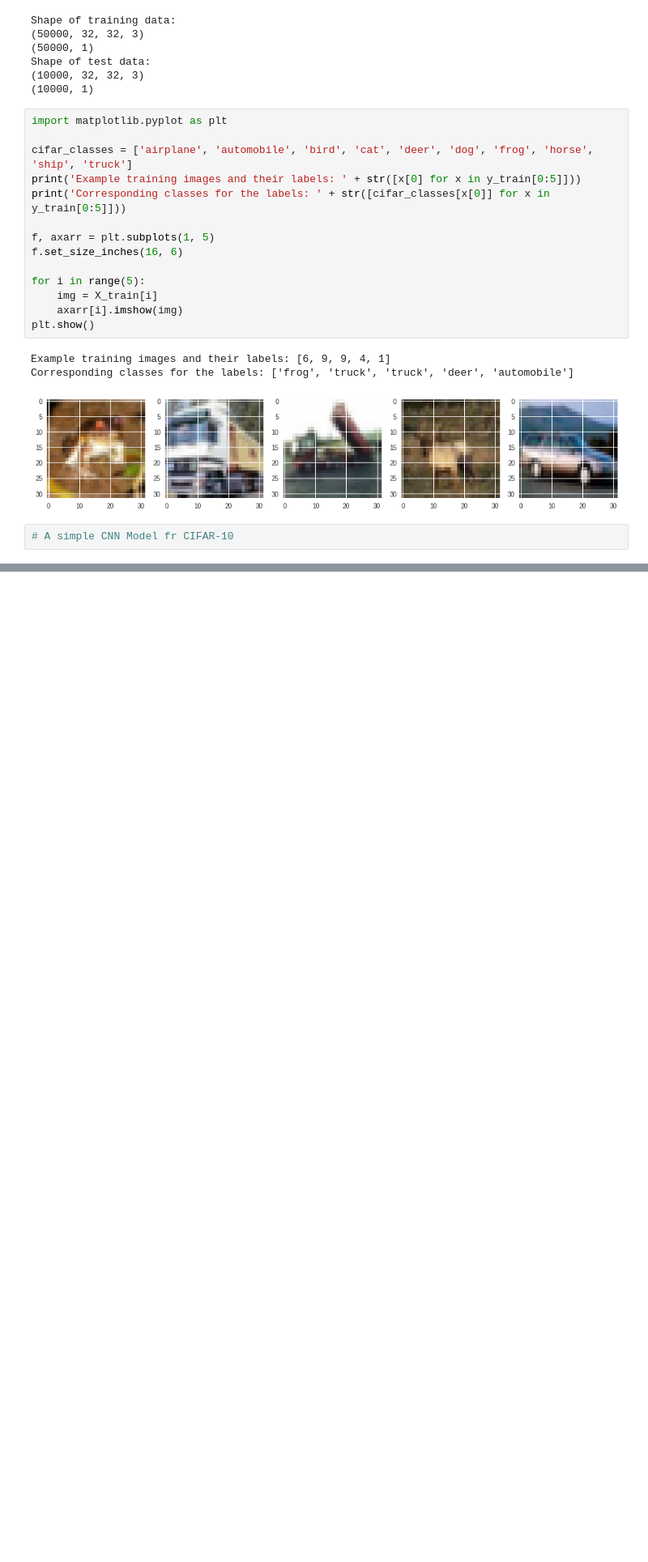
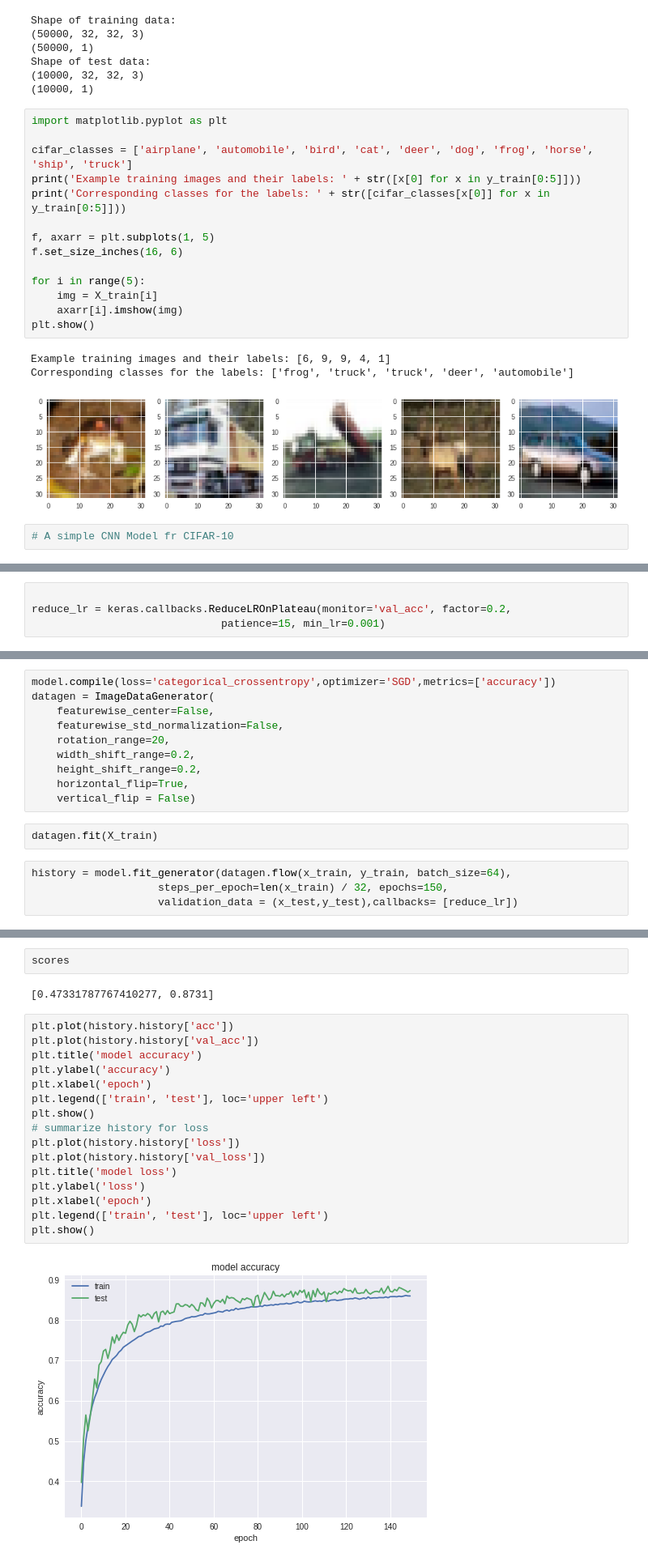
Before and after one commit to Manasa9391/BDI_CIAFR10, a Jupyter notebook: CNN_Experiment1.ipynb, the cells around one changed output, grey strips where cells are left out. Shown at 81% size. Drawn from its saved outputs; the diff is of its cells as text; blank space fills up the shorter version.

```diff
--- a/CNN_Experiment1.ipynb
+++ b/CNN_Experiment1.ipynb
@@ -50,0 +151,4 @@ Corresponding classes for the labels: ['frog', 'truck', 'truck', 'deer', 'automo
+# %%
+
+reduce_lr = keras.callbacks.ReduceLROnPlateau(monitor='val_acc', factor=0.2,
+                              patience=15, min_lr=0.001)
@@ -50,0 +157,16 @@ Corresponding classes for the labels: ['frog', 'truck', 'truck', 'deer', 'automo
+# %%
+model.compile(loss='categorical_crossentropy',optimizer='SGD',metrics=['accuracy'])
+datagen = ImageDataGenerator(
+    featurewise_center=False,
+    featurewise_std_normalization=False,
+    rotation_range=20,
+    width_shift_range=0.2,
+    height_shift_range=0.2,
+    horizontal_flip=True,
+    vertical_flip = False)
+# %%
+datagen.fit(X_train)
+# %%
+history = model.fit_generator(datagen.flow(x_train, y_train, batch_size=64),
+                    steps_per_epoch=len(x_train) / 32, epochs=150,
+                    validation_data = (x_test,y_test),callbacks= [reduce_lr])
@@ -50,0 +211,22 @@ Corresponding classes for the labels: ['frog', 'truck', 'truck', 'deer', 'automo
+# %%
+scores
+# %% [output]
+[0.47331787767410277, 0.8731]
+# %%
+plt.plot(history.history['acc'])
+plt.plot(history.history['val_acc'])
+plt.title('model accuracy')
+plt.ylabel('accuracy')
+plt.xlabel('epoch')
+plt.legend(['train', 'test'], loc='upper left')
+plt.show()
+# summarize history for loss
+plt.plot(history.history['loss'])
+plt.plot(history.history['val_loss'])
+plt.title('model loss')
+plt.ylabel('loss')
+plt.xlabel('epoch')
+plt.legend(['train', 'test'], loc='upper left')
+plt.show()
+# %% [output]
+[figure, added]
```
Also changed, not shown: parts of 11 cells of this notebook.
